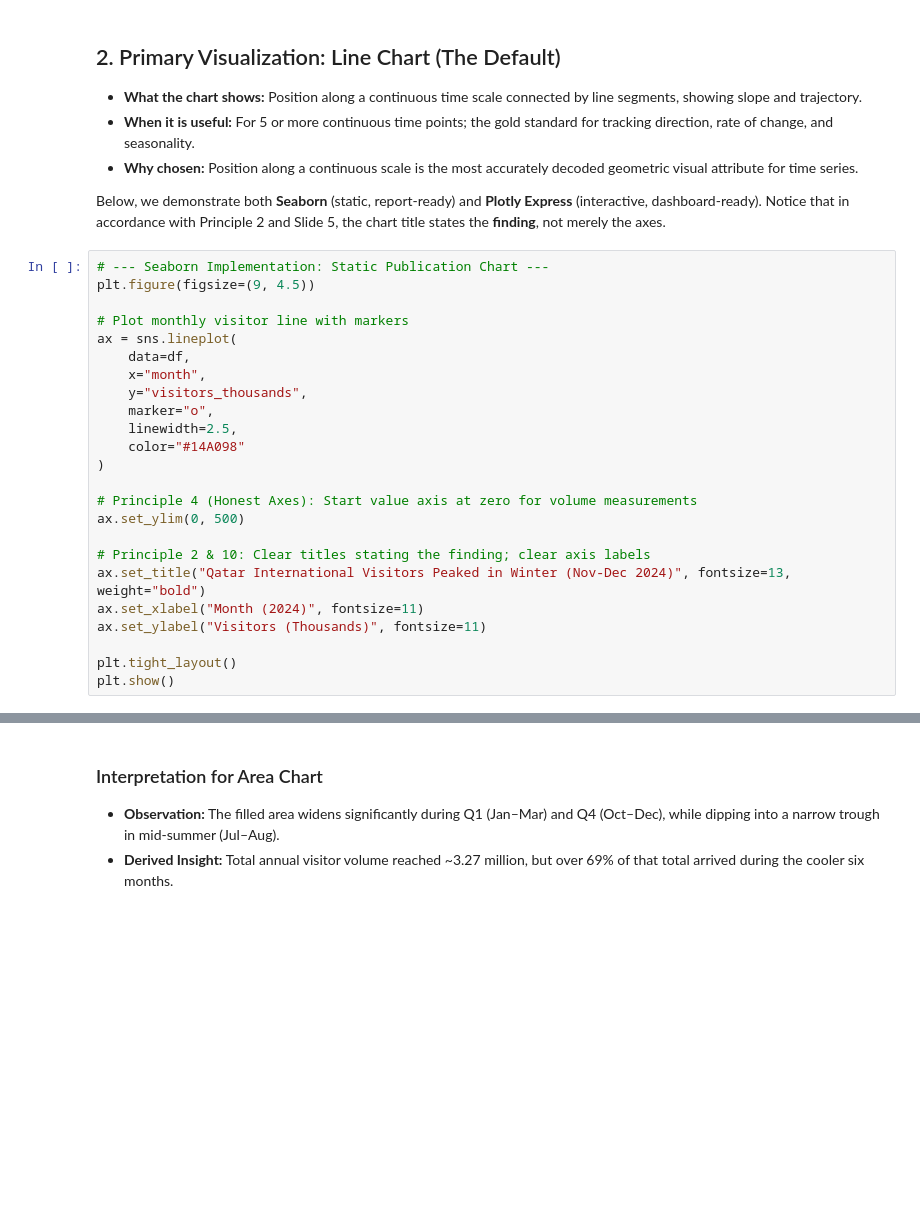
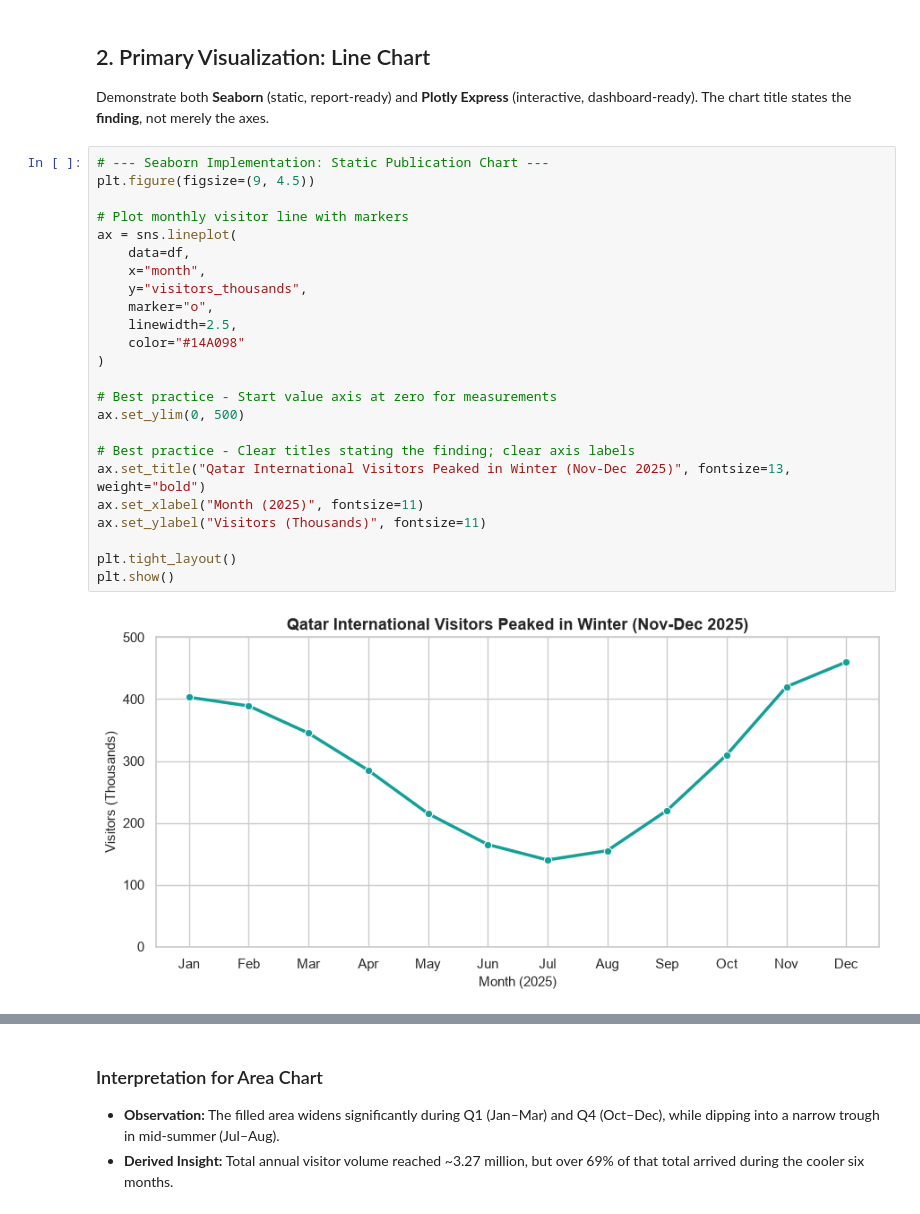
Before and after one commit to cmps360f26/cmps360-content, a Jupyter notebook: examples/05_visualization/01_trend_analysis.ipynb, the cells around one changed output, grey strips where cells are left out. Cells and saved outputs as stored; diff of their text form; blank space fills up the shorter version.

Commit message:
Improved data visualization examples

```diff
--- a/examples/05_visualization/01_trend_analysis.ipynb
+++ b/examples/05_visualization/01_trend_analysis.ipynb
@@ -33,34 +47,33 @@ df
 # %% [markdown]
-## 2. Primary Visualization: Line Chart (The Default)
-- **What the chart shows:** Position along a continuous time scale connected by line segments, showing slope and trajectory.
-- **When it is useful:** For 5 or more continuous time points; the gold standard for tracking direction, rate of change, and seasonality.
-- **Why chosen:** Position along a continuous scale is the most accurately decoded geometric visual attribute for time series.
+## 2. Primary Visualization: Line Chart
 
-Below, we demonstrate both **Seaborn** (static, report-ready) and **Plotly Express** (interactive, dashboard-ready). Notice that in accordance with Principle 2 and Slide 5, the chart title states the **finding**, not merely the axes.
+Demonstrate both **Seaborn** (static, report-ready) and **Plotly Express** (interactive, dashboard-ready). The chart title states the **finding**, not merely the axes.
 # %%
 # --- Seaborn Implementation: Static Publication Chart ---
 plt.figure(figsize=(9, 4.5))
 
 # Plot monthly visitor line with markers
 ax = sns.lineplot(
     data=df,
     x="month",
     y="visitors_thousands",
     marker="o",
     linewidth=2.5,
     color="#14A098"
 )
 
-# Principle 4 (Honest Axes): Start value axis at zero for volume measurements
+# Best practice - Start value axis at zero for measurements
 ax.set_ylim(0, 500)
 
-# Principle 2 & 10: Clear titles stating the finding; clear axis labels
-ax.set_title("Qatar International Visitors Peaked in Winter (Nov-Dec 2024)", fontsize=13, weight="bold")
-ax.set_xlabel("Month (2024)", fontsize=11)
+# Best practice - Clear titles stating the finding; clear axis labels
+ax.set_title("Qatar International Visitors Peaked in Winter (Nov-Dec 2025)", fontsize=13, weight="bold")
+ax.set_xlabel("Month (2025)", fontsize=11)
 ax.set_ylabel("Visitors (Thousands)", fontsize=11)
 
 plt.tight_layout()
 plt.show()
+# %% [output]
+[figure, added]
 # %%
 # --- Plotly Express Implementation: Interactive Dashboard Chart ---
 fig = px.line(
```
Also changed, not shown: parts of 14 cells of this notebook, 7 other files.
